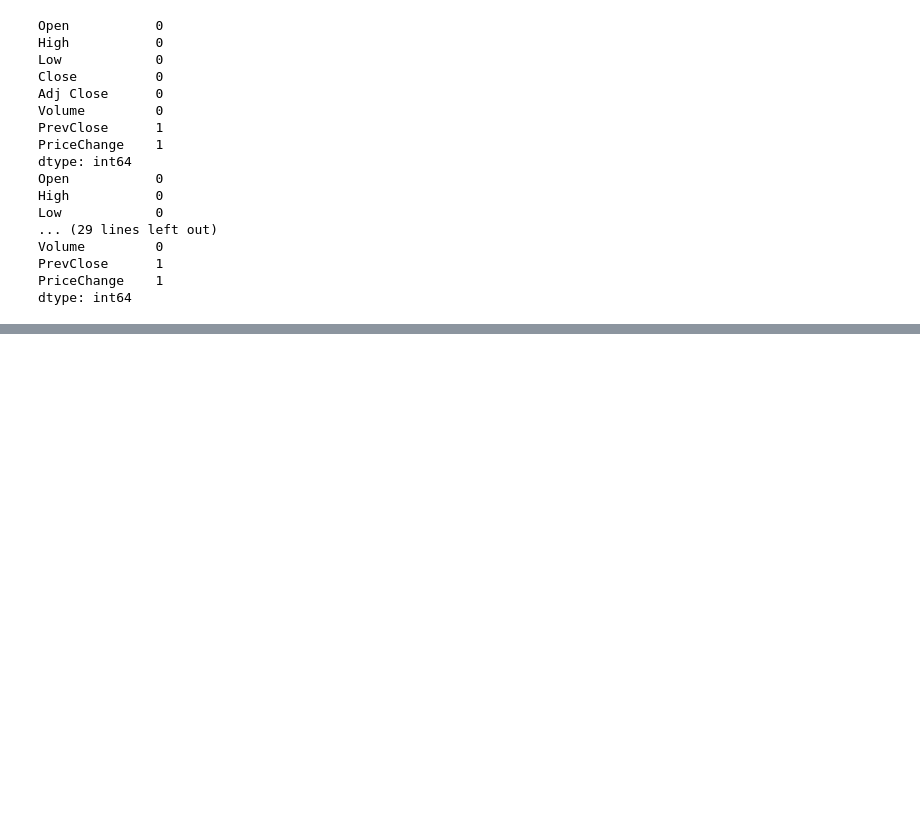
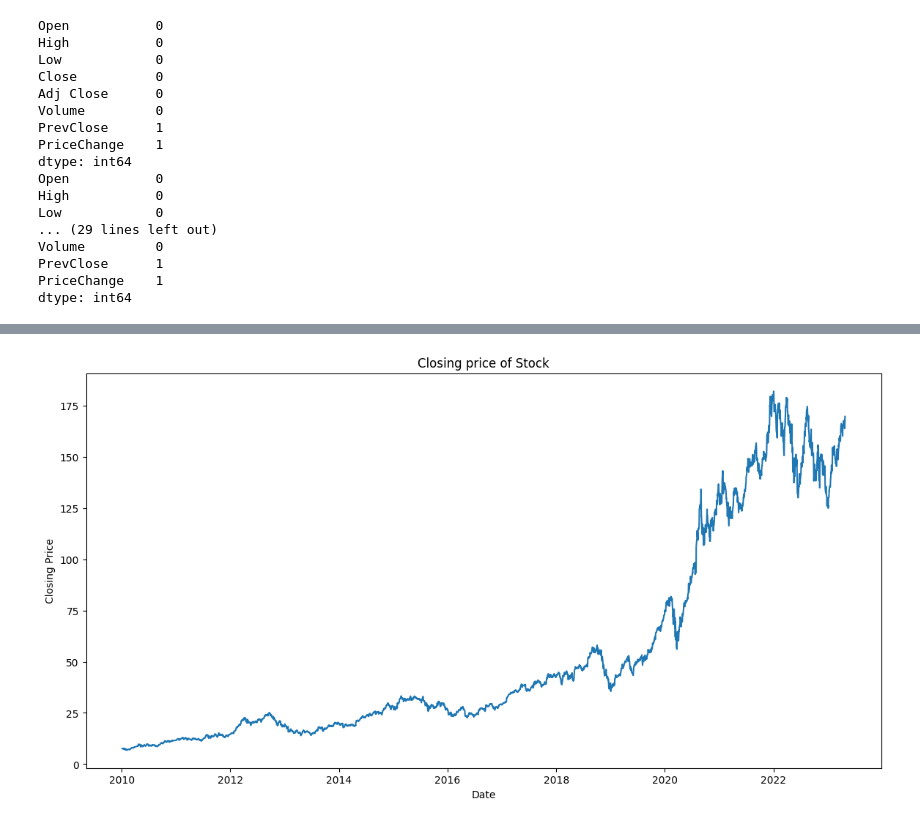
Before and after one commit to Jsosau24/Stock_Prediction_ML_Project, a Jupyter notebook: Stock Predictor.ipynb, the cells around one changed output, grey strips where cells are left out. Saved outputs shown, nothing was run; the diff lists cells and outputs as text; code cells hidden in the pictures; blank space fills up the shorter version.

Commit message:
Adds the graphs for data analysis

```diff
--- a/Stock Predictor.ipynb
+++ b/Stock Predictor.ipynb
@@ -139,0 +168,10 @@ vanguard_dta_train, vanguard_dta_test = split_data(vanguard_dta, test_size)
+# %%
+# Plot the closing price
+plt.figure(figsize=(14, 7))
+plt.plot(apple_dta['Close'])
+plt.title('Closing price of Stock')
+plt.xlabel('Date')
+plt.ylabel('Closing Price')
+plt.show()
+# %% [output]
+[figure, added]
```
Also changed, not shown: parts of 27 cells of this notebook.
